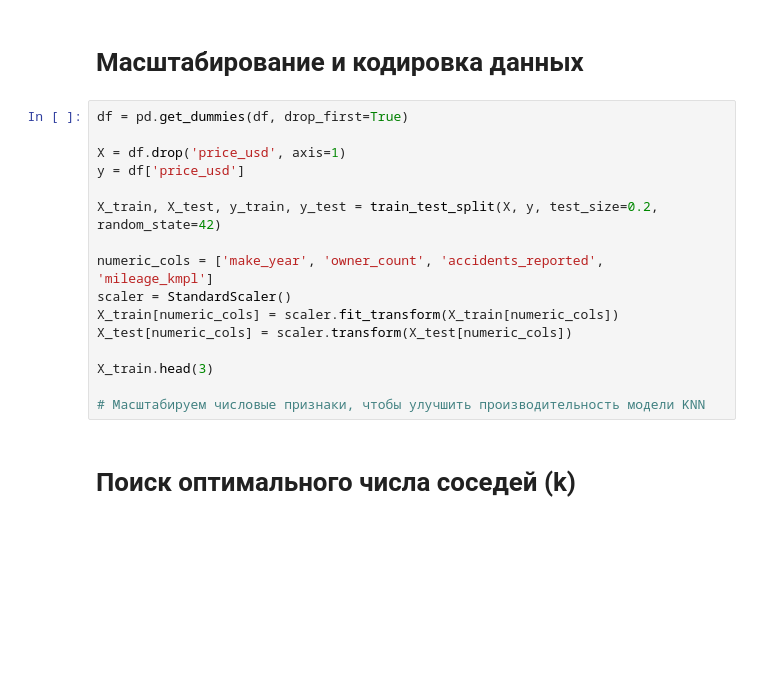
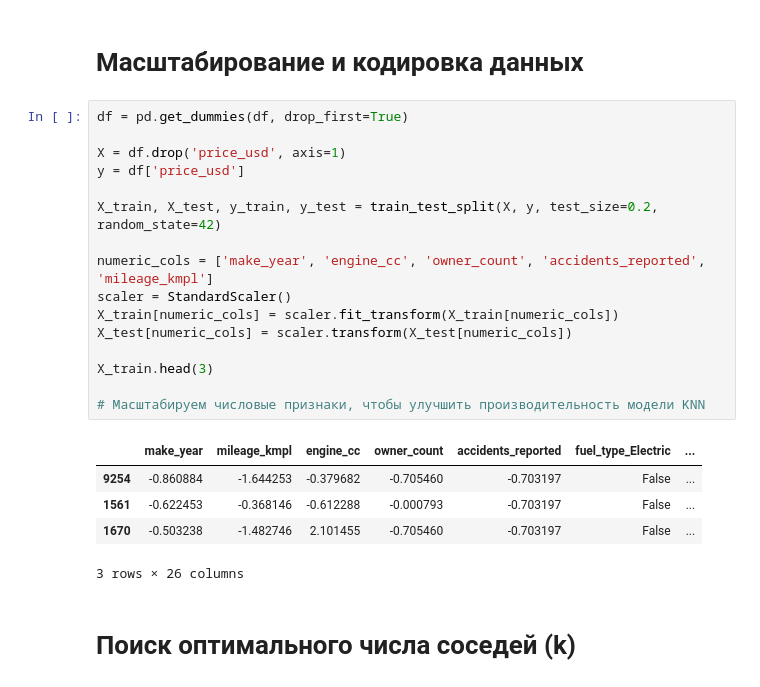
Before and after one commit to lasle512/KPFURepo_AI_2026, a Jupyter notebook: lab2/SkripkoDanil_4231133_lab2.ipynb, the cells around one changed output. Cells and saved outputs as stored; diff of their text form; blank space fills up the shorter version.

```diff
--- a/lab2/SkripkoDanil_4231133_lab2.ipynb
+++ b/lab2/SkripkoDanil_4231133_lab2.ipynb
@@ -51,19 +52,25 @@ medium          1800.0
 # %%
 df = pd.get_dummies(df, drop_first=True)
 
 X = df.drop('price_usd', axis=1)
 y = df['price_usd']
 
 X_train, X_test, y_train, y_test = train_test_split(X, y, test_size=0.2, random_state=42)
 
-numeric_cols = ['make_year', 'owner_count', 'accidents_reported', 'mileage_kmpl']
+numeric_cols = ['make_year', 'engine_cc', 'owner_count', 'accidents_reported', 'mileage_kmpl']
 scaler = StandardScaler()
 X_train[numeric_cols] = scaler.fit_transform(X_train[numeric_cols])
 X_test[numeric_cols] = scaler.transform(X_test[numeric_cols])
 
 X_train.head(3)
 
 # Масштабируем числовые признаки, чтобы улучшить производительность модели KNN
+# %% [output]
+|  | make_year | mileage_kmpl | engine_cc | owner_count | accidents_reported | fuel_type_Electric | ... |
+| 9254 | -0.860884 | -1.644253 | -0.379682 | -0.705460 | -0.703197 | False | ... |
+| 1561 | -0.622453 | -0.368146 | -0.612288 | -0.000793 | -0.703197 | False | ... |
+| 1670 | -0.503238 | -1.482746 | 2.101455 | -0.705460 | -0.703197 | False | ... |
+3 rows × 26 columns
 # %% [markdown]
 # Поиск оптимального числа соседей (k)
 # %%
```
Also changed, not shown: parts of 5 cells of this notebook.
